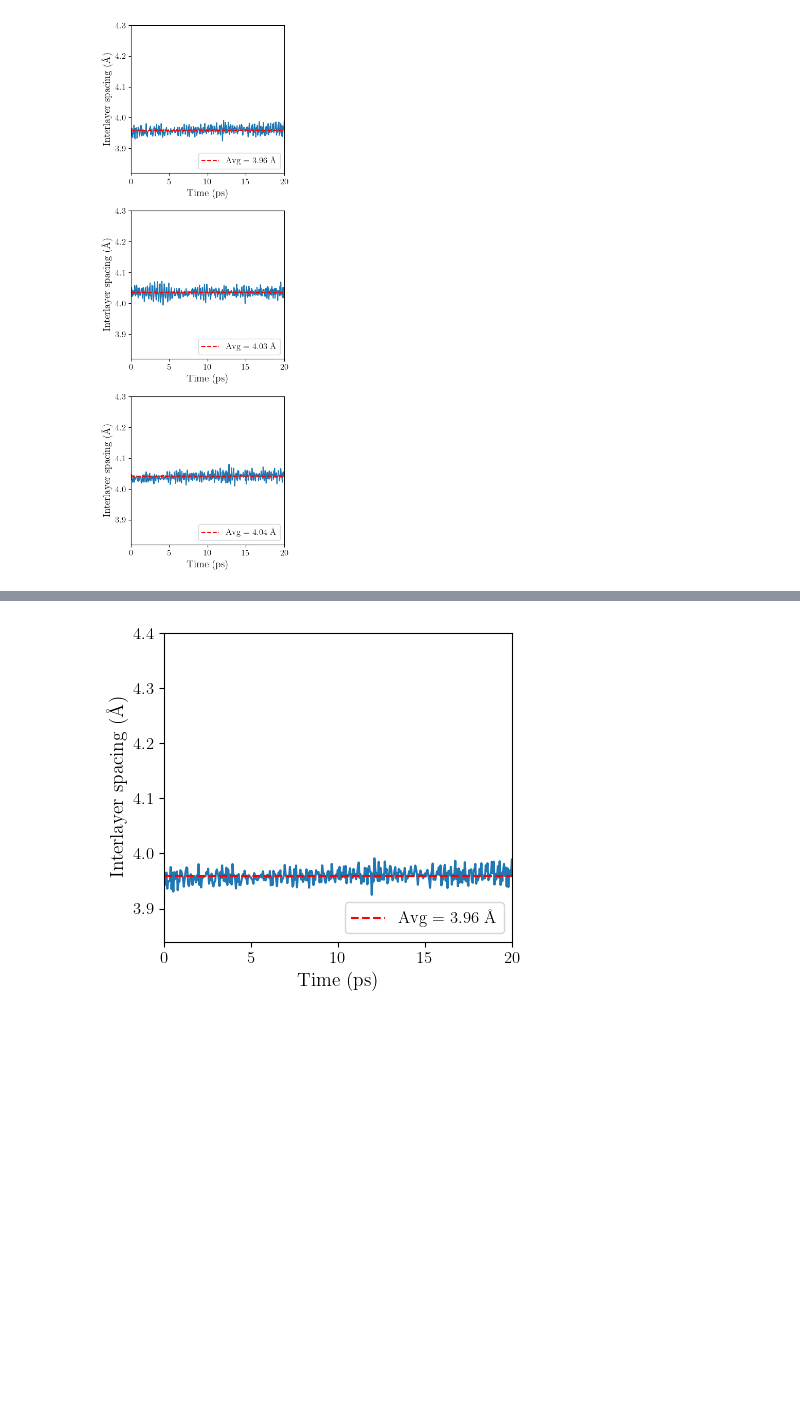
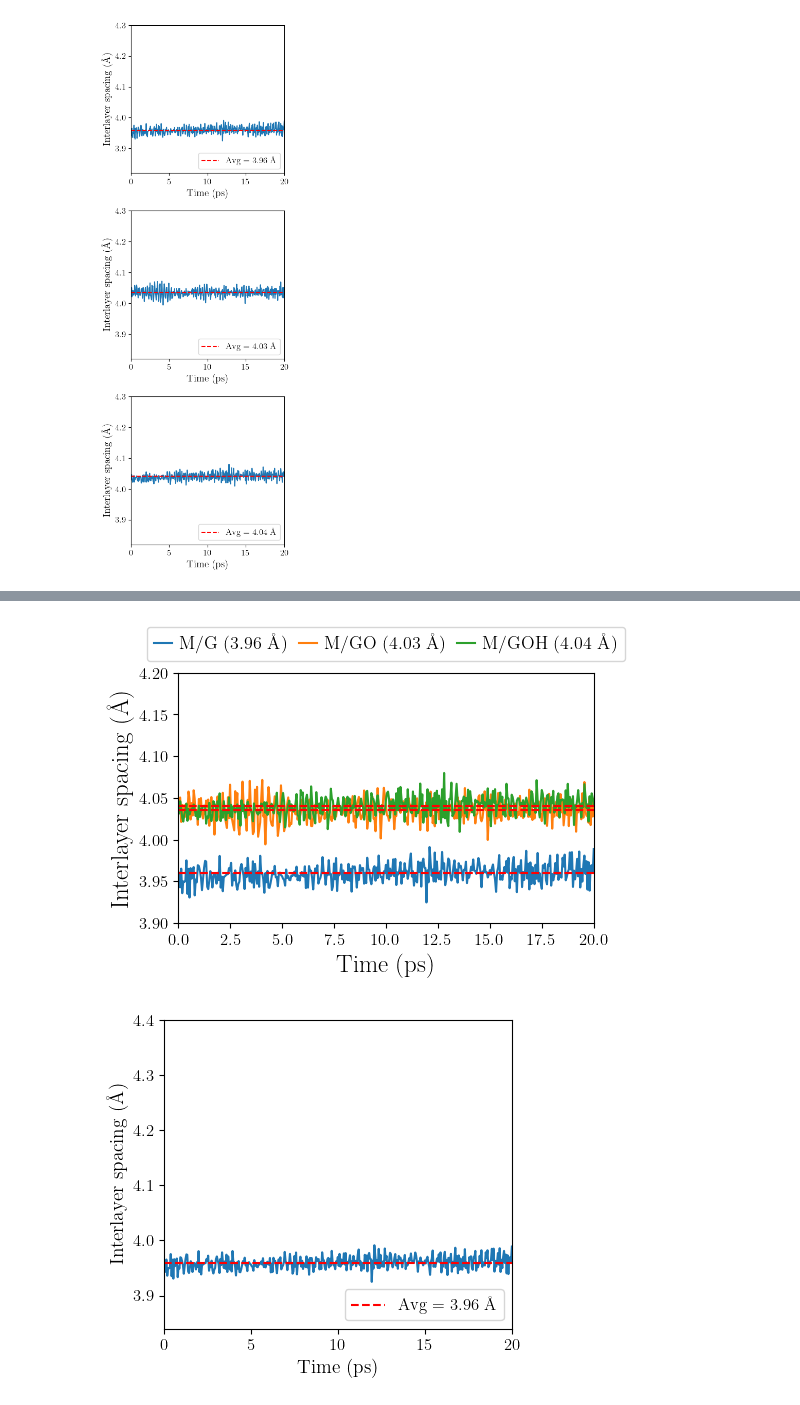
Before and after one commit to joehart2001/WA_MACE-MP-0, a Jupyter notebook: interlayer_spacing.ipynb, the cells around one changed output, grey strips where cells are left out. Cells and saved outputs as stored; diff of their text form; code cells hidden in the pictures; blank space fills up the shorter version.

```diff
--- a/interlayer_spacing.ipynb
+++ b/interlayer_spacing.ipynb
@@ -111,3 +138,43 @@ plt.show()
+# %%
+import numpy as np
+import matplotlib.pyplot as plt
+
+plt.figure(figsize=(5.5,4))
+datasets = [
+    (interlayer_spacing_mg, "M/G"),
+    (interlayer_spacing_mgo, "M/GO"),
+    (interlayer_spacing_mgoh, "M/GOH")
+]
+
+i = 0
+lines = []
+
+for spacing, label in datasets:
+    avg_value = np.mean(spacing)
+    line, = plt.plot(time_ps[::5], spacing[::5], color=f"C{i}", label=f"{label} ({avg_value:.2f} $\\mathrm{{\\AA}}$)", zorder=1)
+    plt.axhline(avg_value, color="r", linestyle='dashed', zorder=2)
+    lines.append(line)
+    i += 1
+
+plt.ylabel(r"Interlayer spacing ($\mathrm{\AA}$)", fontsize=18)
+plt.ylim(3.9, 4.2)
+plt.xlim(0, 20)
+plt.xlabel("Time (ps)", fontsize=18)
+
+# Modify legend properties
+legend = plt.legend(
+    loc="upper center", bbox_to_anchor=(0.5, 1.22), ncol=3, fontsize=13,
+    handlelength=1,  # Reduces the size of the line (-) in the legend
+    handletextpad=0.4,  # Reduces the gap between the line and label
+    columnspacing=0.6   # Reduces the gap between labels
+)
+
+# Adjust layout
+plt.tight_layout()
+plt.savefig("figures/interlayer_spacing3.pdf", bbox_inches="tight")
+plt.show()
+# %% [output]
+[figure, added]
 # %%
 
 # List of data and labels
```
Also changed, not shown: parts of 2 cells of this notebook, 21 other files.
